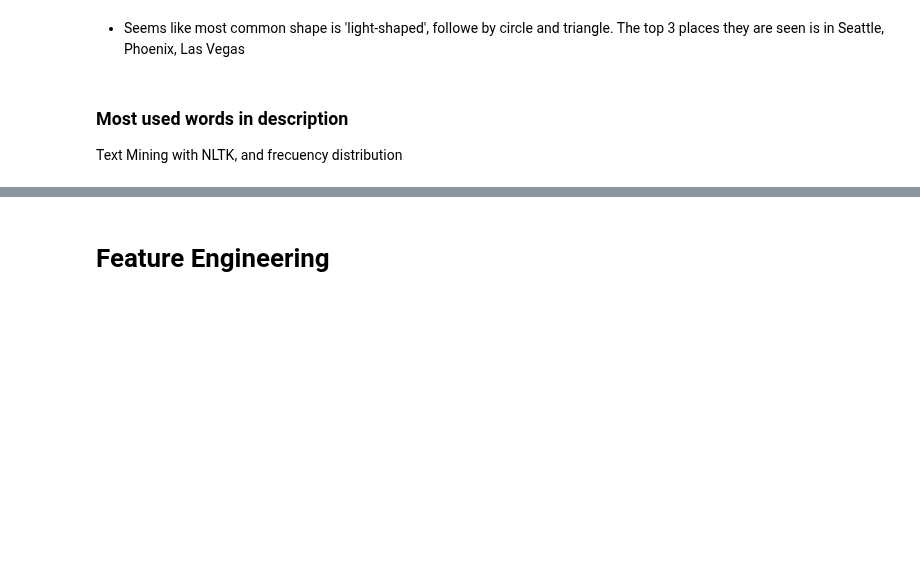
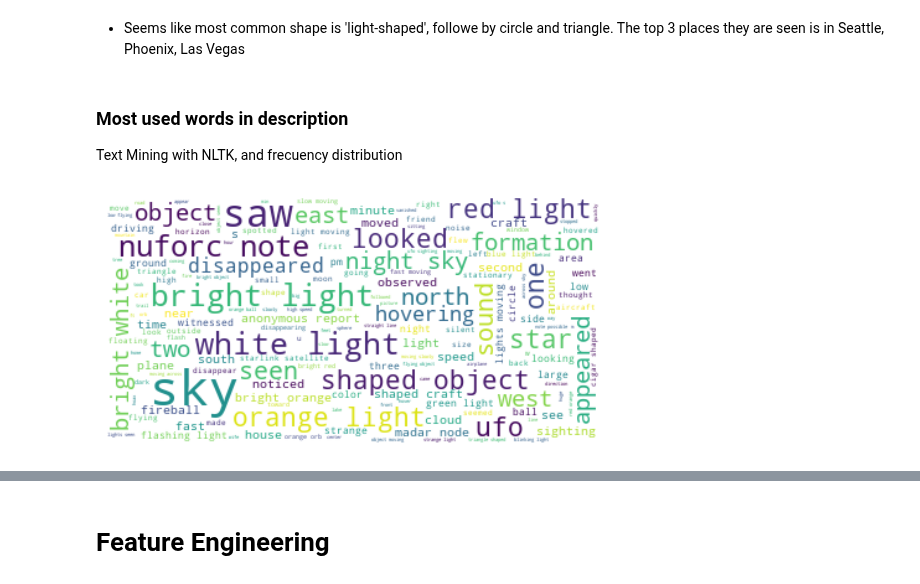
Before and after one commit to ortizfram/UFO-reports-analysis, a Jupyter notebook: UFO-reports.ipynb, the cells around one changed output, grey strips where cells are left out. Drawn from its saved outputs; the diff is of its cells as text; code cells hidden in the pictures; blank space fills up the shorter version.

```diff
--- a/UFO-reports.ipynb
+++ b/UFO-reports.ipynb
@@ -168,9 +168,7 @@ from PIL import Image
 # for WordCloud.generate() method should be a single string
 words_string = ' '.join(df['words'].str.join(' '))
 # %%
+wc = WordCloud(background_color='white', max_font_size=40)
 wc.generate(words_string)
-wc = WordCloud(background_color='white', max_font_size=50)
-
-plt.imshow(wc.to_array(), interpolation='bilinear')
-plt.axis('off')
-plt.show()
+# %% [output]
+[figure, added]
```
Also changed, not shown: parts of 3 cells of this notebook.
